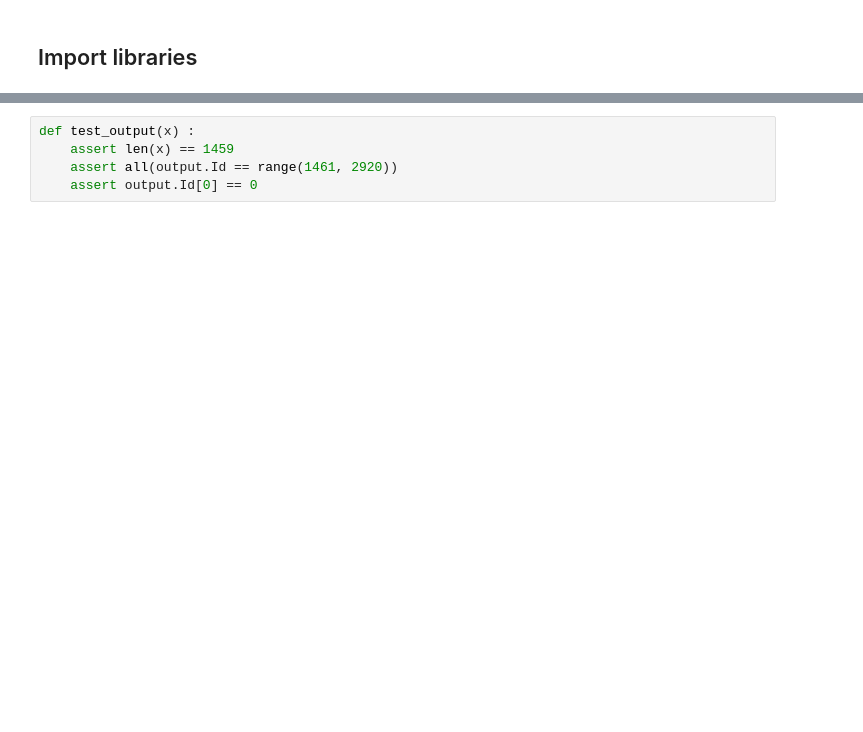
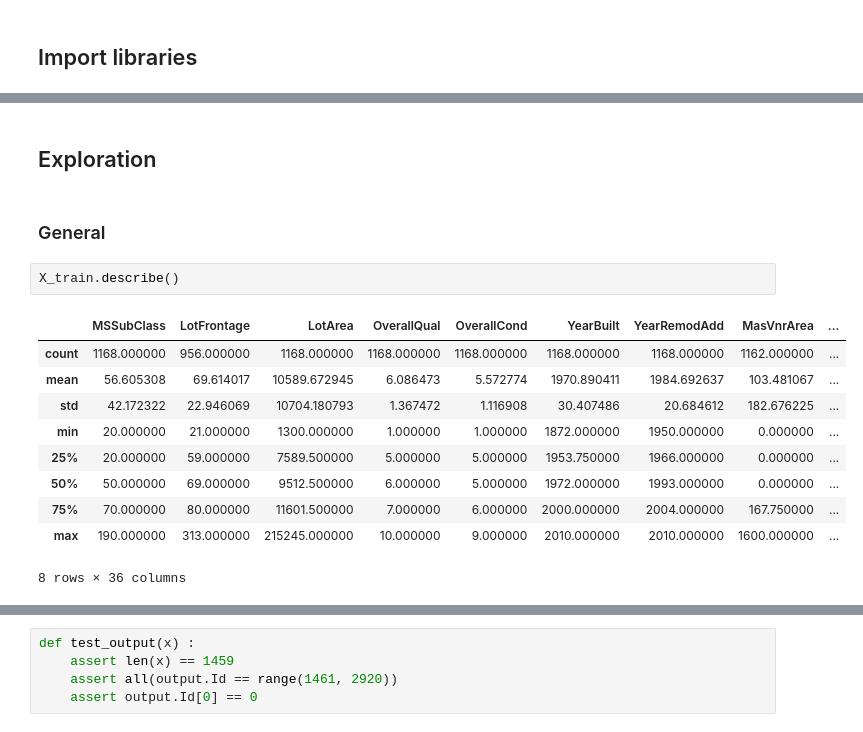
Before and after one commit to jeremypayan/Housing-price-prediction, a Jupyter notebook: housing_price_prediction.ipynb, the cells around one changed output, grey strips where cells are left out. Drawn from its saved outputs; the diff is of its cells as text; blank space fills up the shorter version.

```diff
--- a/housing_price_prediction.ipynb
+++ b/housing_price_prediction.ipynb
@@ -434,0 +123,17 @@ output.to_csv('submission.csv', index=False)
+# %% [markdown]
+## Exploration
+# %% [markdown]
+### General
+# %%
+X_train.describe()
+# %% [output]
+|  | MSSubClass | LotFrontage | LotArea | OverallQual | OverallCond | YearBuilt | YearRemodAdd | MasVnrArea | ... |
+| count | 1168.000000 | 956.000000 | 1168.000000 | 1168.000000 | 1168.000000 | 1168.000000 | 1168.000000 | 1162.000000 | ... |
+| mean | 56.605308 | 69.614017 | 10589.672945 | 6.086473 | 5.572774 | 1970.890411 | 1984.692637 | 103.481067 | ... |
+| std | 42.172322 | 22.946069 | 10704.180793 | 1.367472 | 1.116908 | 30.407486 | 20.684612 | 182.676225 | ... |
+| min | 20.000000 | 21.000000 | 1300.000000 | 1.000000 | 1.000000 | 1872.000000 | 1950.000000 | 0.000000 | ... |
+| 25% | 20.000000 | 59.000000 | 7589.500000 | 5.000000 | 5.000000 | 1953.750000 | 1966.000000 | 0.000000 | ... |
+| 50% | 50.000000 | 69.000000 | 9512.500000 | 6.000000 | 5.000000 | 1972.000000 | 1993.000000 | 0.000000 | ... |
+| 75% | 70.000000 | 80.000000 | 11601.500000 | 7.000000 | 6.000000 | 2000.000000 | 2004.000000 | 167.750000 | ... |
+| max | 190.000000 | 313.000000 | 215245.000000 | 10.000000 | 9.000000 | 2010.000000 | 2010.000000 | 1600.000000 | ... |
+8 rows × 36 columns
```
Also changed, not shown: parts of 117 cells of this notebook.
